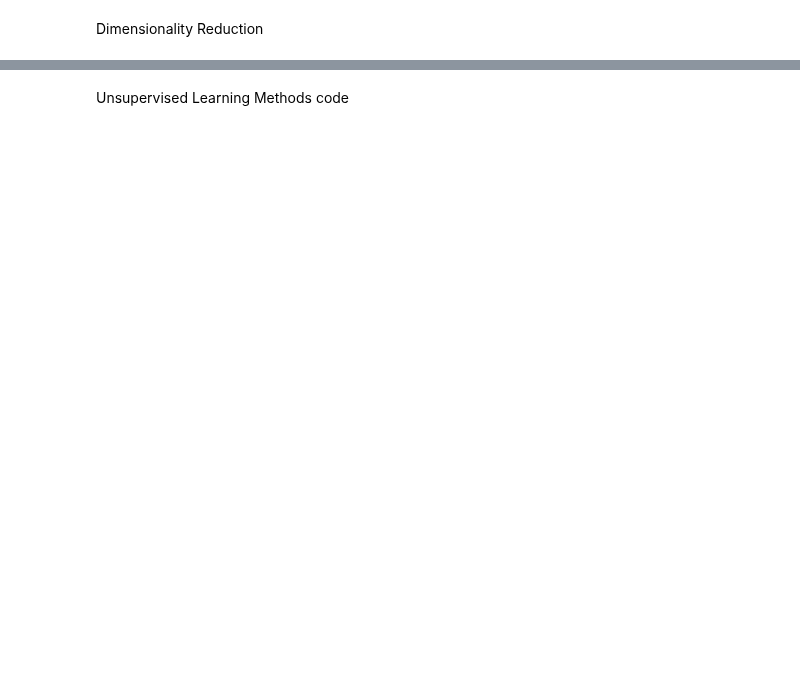
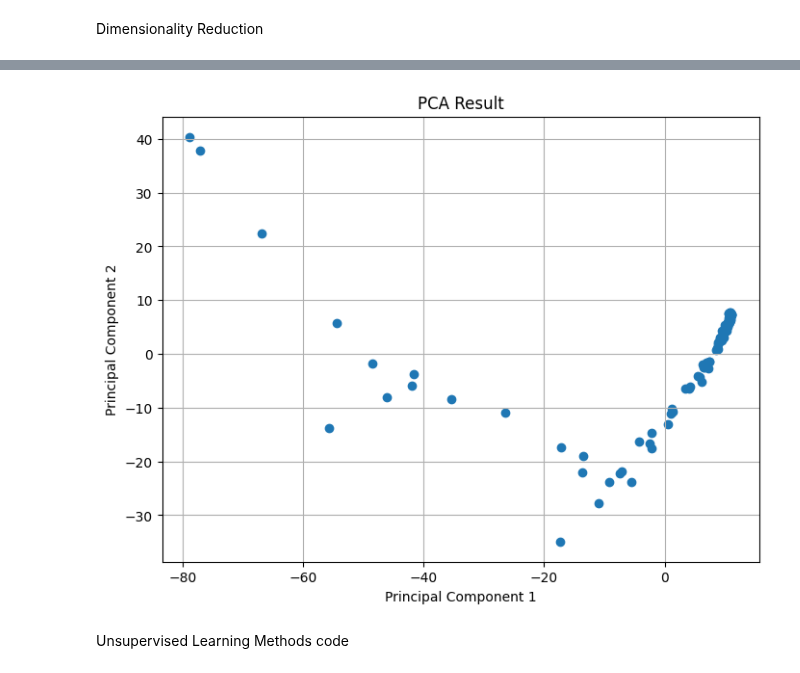
Before and after one commit to martza87/siads_696_mII, a Jupyter notebook: src/04_unsupervised_learning_model.ipynb, the cells around one changed output, grey strips where cells are left out. Cells and saved outputs as stored; diff of their text form; code cells hidden in the pictures; blank space fills up the shorter version.

```diff
--- a/src/04_unsupervised_learning_model.ipynb
+++ b/src/04_unsupervised_learning_model.ipynb
@@ -65,3 +152,15 @@ fitted_pca = pca.fit_transform(X_train)
+# %%
+principal_df = pd.DataFrame(data= X_pca)
+# %%
+plt.figure(figsize=(8, 6))
+plt.scatter(principal_df[0], principal_df[1])
+plt.title('PCA Result')
+plt.xlabel('Principal Component 1')
+plt.ylabel('Principal Component 2')
+plt.grid()
+plt.show()
+# %% [output]
+[figure, added]
 # %% [markdown]
 Unsupervised Learning Methods code
 # %%
```
Also changed, not shown: parts of 12 cells of this notebook, 3 other files.
